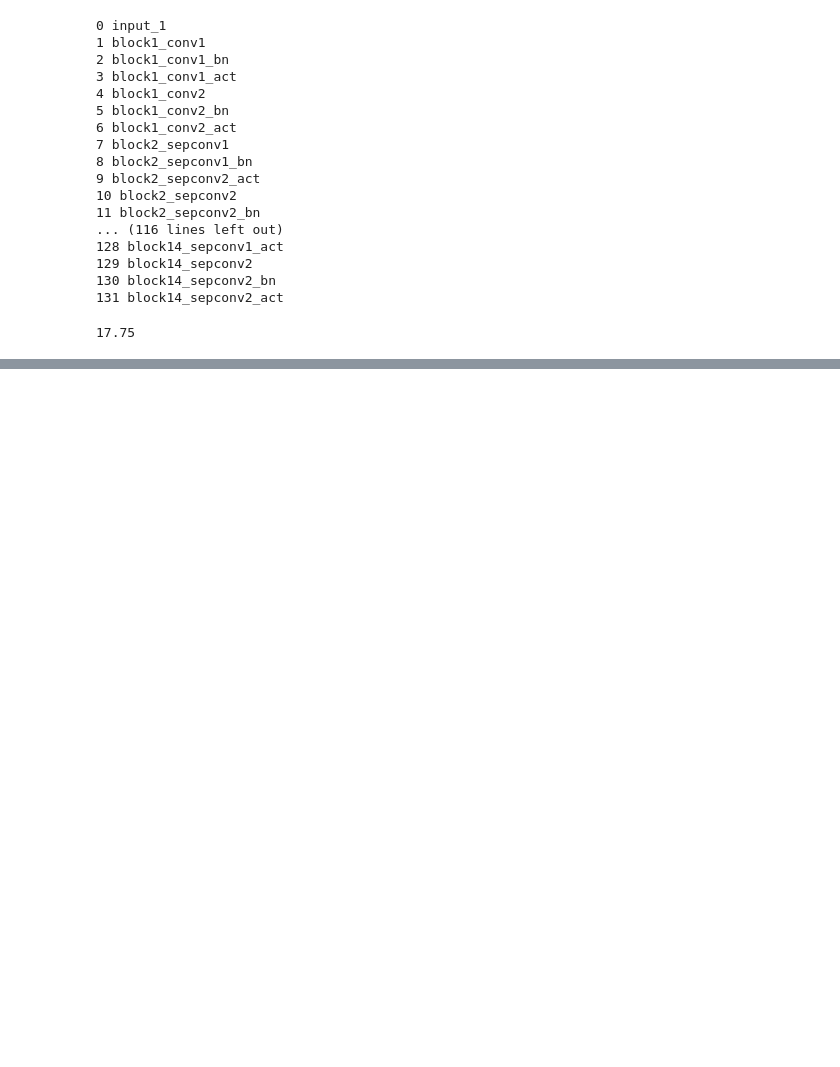
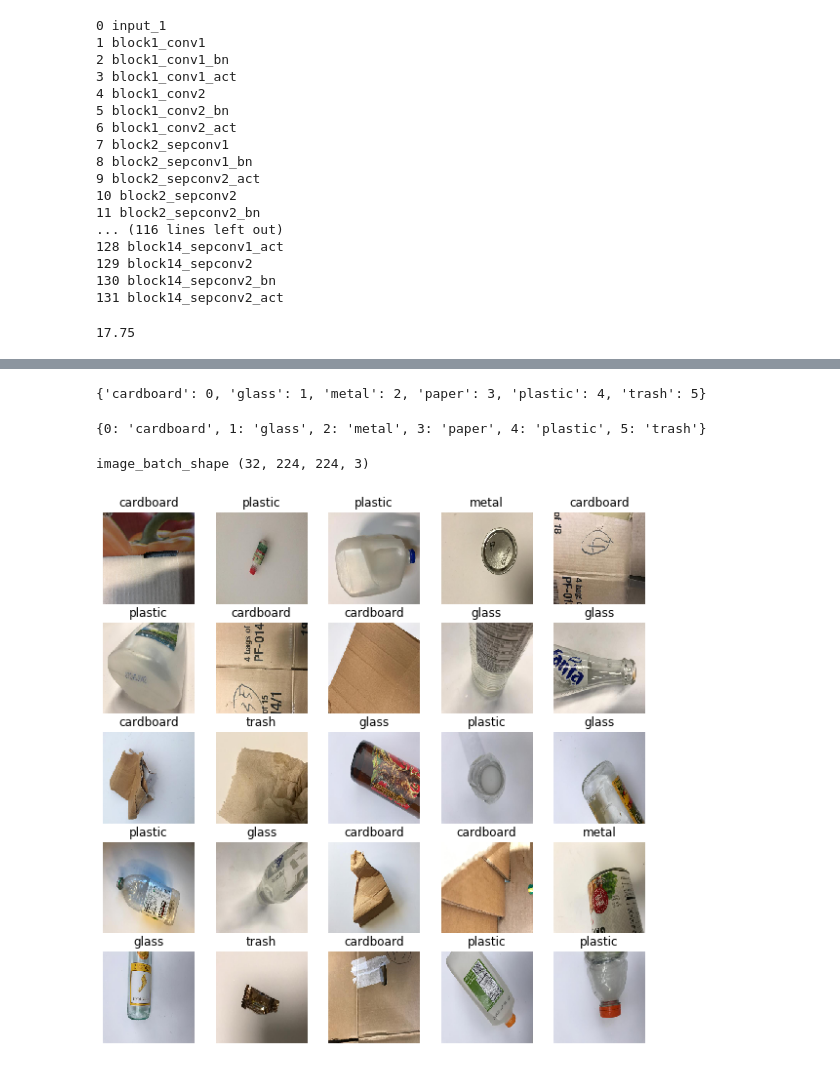
Before and after one commit to nandini-sundar/cs230-waste-classification-and-detection, a Jupyter notebook: keras_trashnet.ipynb, the cells around one changed output, grey strips where cells are left out. Drawn from its saved outputs; the diff is of its cells as text; code cells hidden in the pictures; blank space fills up the shorter version.

```diff
--- a/keras_trashnet.ipynb
+++ b/keras_trashnet.ipynb
@@ -307,0 +302,4 @@ Epoch 1/20
+# %%
+train_generator.class_indices
+# %% [output]
+{'cardboard': 0, 'glass': 1, 'metal': 2, 'paper': 3, 'plastic': 4, 'trash': 5}
@@ -307,0 +308,9 @@ Epoch 1/20
+# %%
+print(indices_class)
+# %% [output]
+{0: 'cardboard', 1: 'glass', 2: 'metal', 3: 'paper', 4: 'plastic', 5: 'trash'}
+# %%
+show_batch(image_batch, label_batch, train_generator.class_indices)
+# %% [output]
+image_batch_shape (32, 224, 224, 3)
+[figure, added]
```
Also changed, not shown: parts of 9 cells of this notebook.
